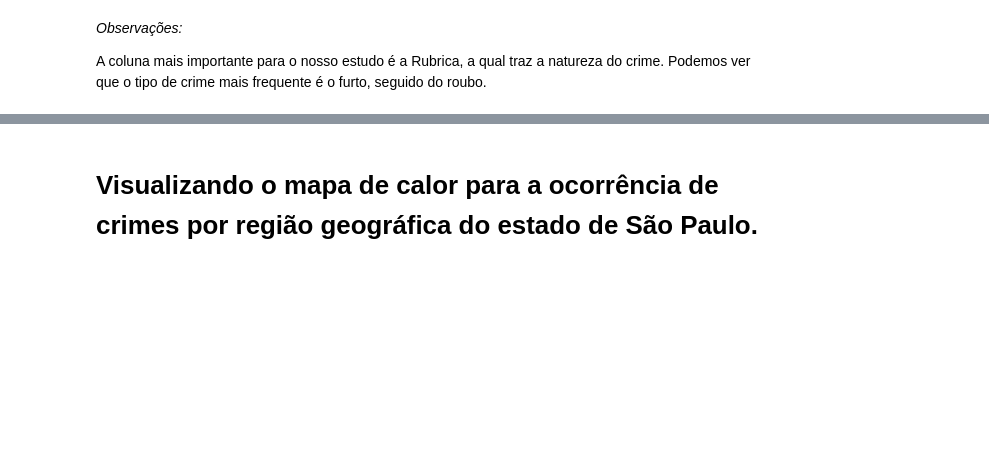
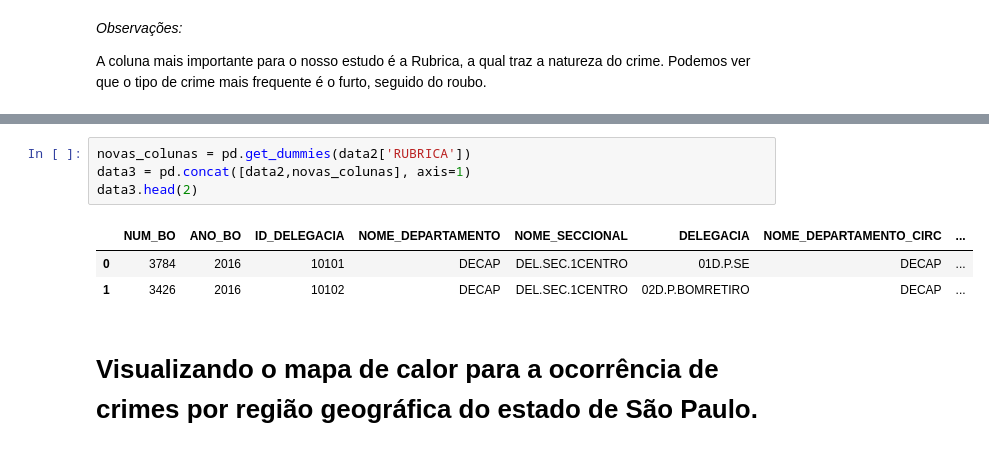
Before and after one commit to debora28/pi-2020.2, a Jupyter notebook: Crime_E2.ipynb, the cells around one changed output, grey strips where cells are left out. Cells and saved outputs as stored; diff of their text form; blank space fills up the shorter version.

```diff
--- a/Crime_E2.ipynb
+++ b/Crime_E2.ipynb
@@ -397,3 +398,11 @@ plt.show()
+# %%
+novas_colunas = pd.get_dummies(data2['RUBRICA'])
+data3 = pd.concat([data2,novas_colunas], axis=1)
+data3.head(2)
+# %% [output]
+|  | NUM_BO | ANO_BO | ID_DELEGACIA | NOME_DEPARTAMENTO | NOME_SECCIONAL | DELEGACIA | NOME_DEPARTAMENTO_CIRC | ... |
+| 0 | 3784 | 2016 | 10101 | DECAP | DEL.SEC.1CENTRO | 01D.P.SE | DECAP | ... |
+| 1 | 3426 | 2016 | 10102 | DECAP | DEL.SEC.1CENTRO | 02D.P.BOMRETIRO | DECAP | ... |
 # %% [markdown]
 # Visualizando o mapa de calor para a ocorrência de crimes por região geográfica do estado de São Paulo.
 # %% [markdown]
```
Also changed, not shown: parts of 9 cells of this notebook.
